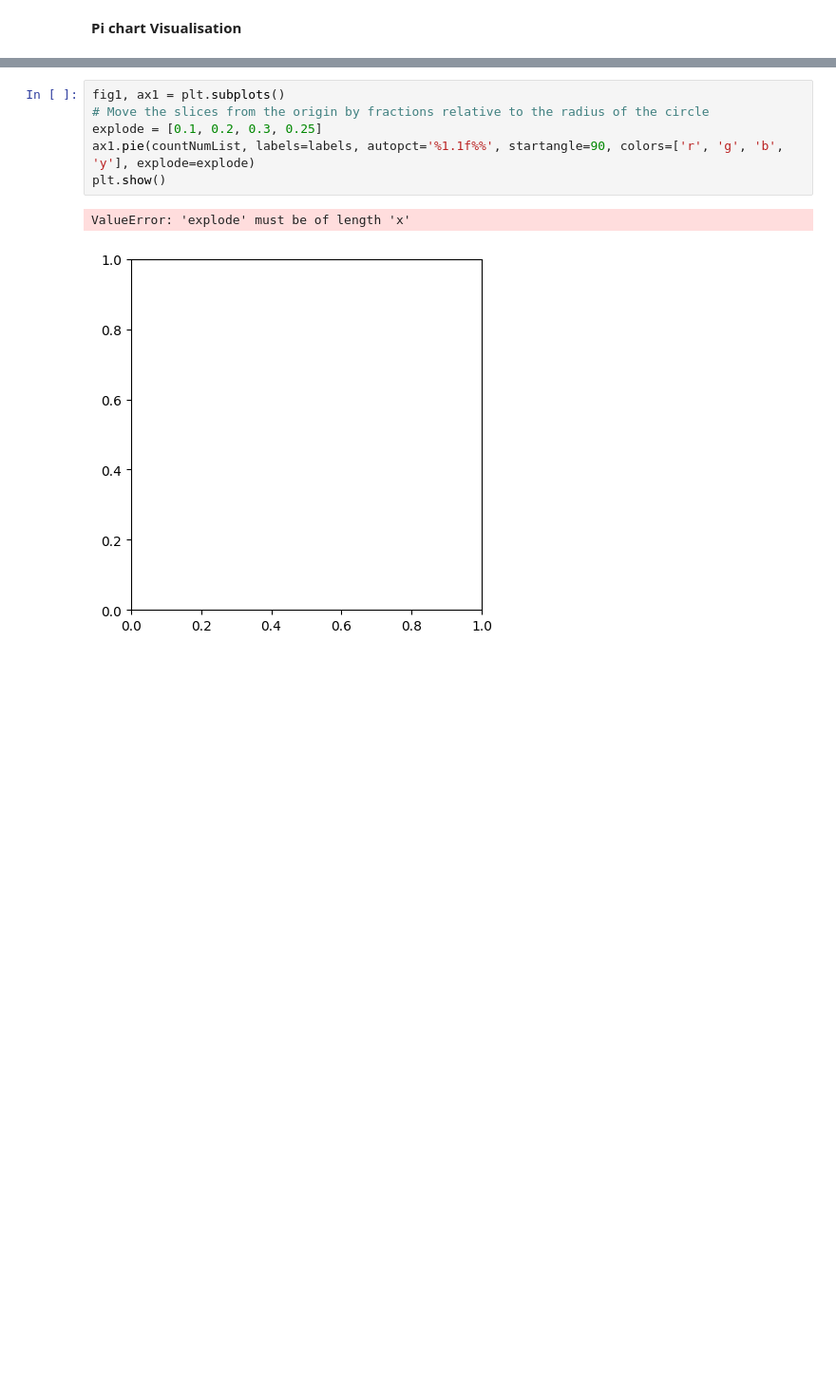
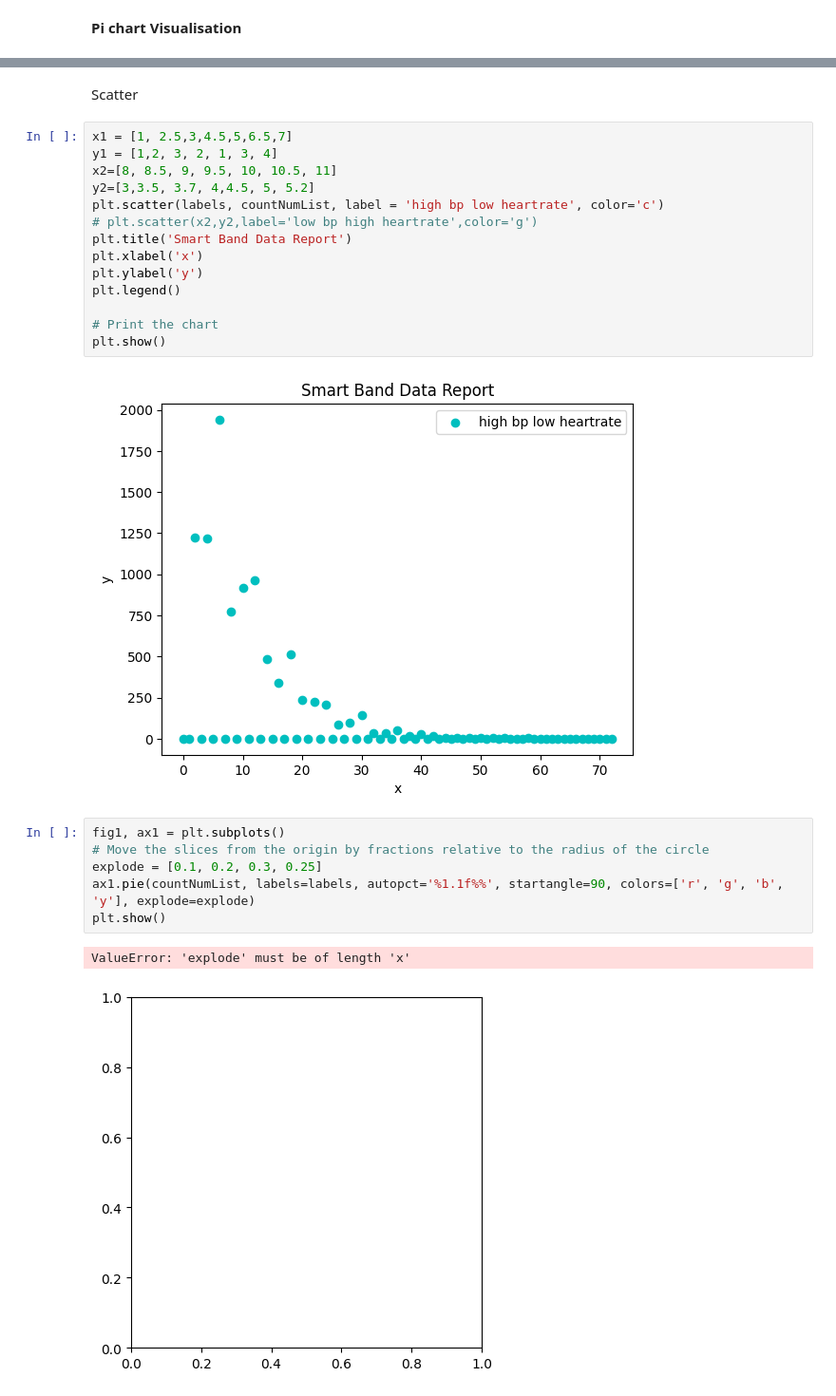
Before and after one commit to NFRIDOY/Interval-of-Prime-Numbers, a Jupyter notebook: IntervalofPrimeNumbers.ipynb, the cells around one changed output, grey strips where cells are left out. Shown at 95% size. Saved outputs shown, nothing was run; the diff lists cells and outputs as text; blank space fills up the shorter version.

```diff
--- a/IntervalofPrimeNumbers.ipynb
+++ b/IntervalofPrimeNumbers.ipynb
@@ -139,3 +154,21 @@ plt.show()
+# %% [markdown]
+Scatter
+# %%
+x1 = [1, 2.5,3,4.5,5,6.5,7]
+y1 = [1,2, 3, 2, 1, 3, 4]
+x2=[8, 8.5, 9, 9.5, 10, 10.5, 11]
+y2=[3,3.5, 3.7, 4,4.5, 5, 5.2]
+plt.scatter(labels, countNumList, label = 'high bp low heartrate', color='c')
+# plt.scatter(x2,y2,label='low bp high heartrate',color='g')
+plt.title('Smart Band Data Report')
+plt.xlabel('x')
+plt.ylabel('y')
+plt.legend()
+
+# Print the chart
+plt.show()
+# %% [output]
+[figure, added]
 # %%
 fig1, ax1 = plt.subplots()
 # Move the slices from the origin by fractions relative to the radius of the circle
```
Also changed, not shown: parts of 9 cells of this notebook, 1 other file.
